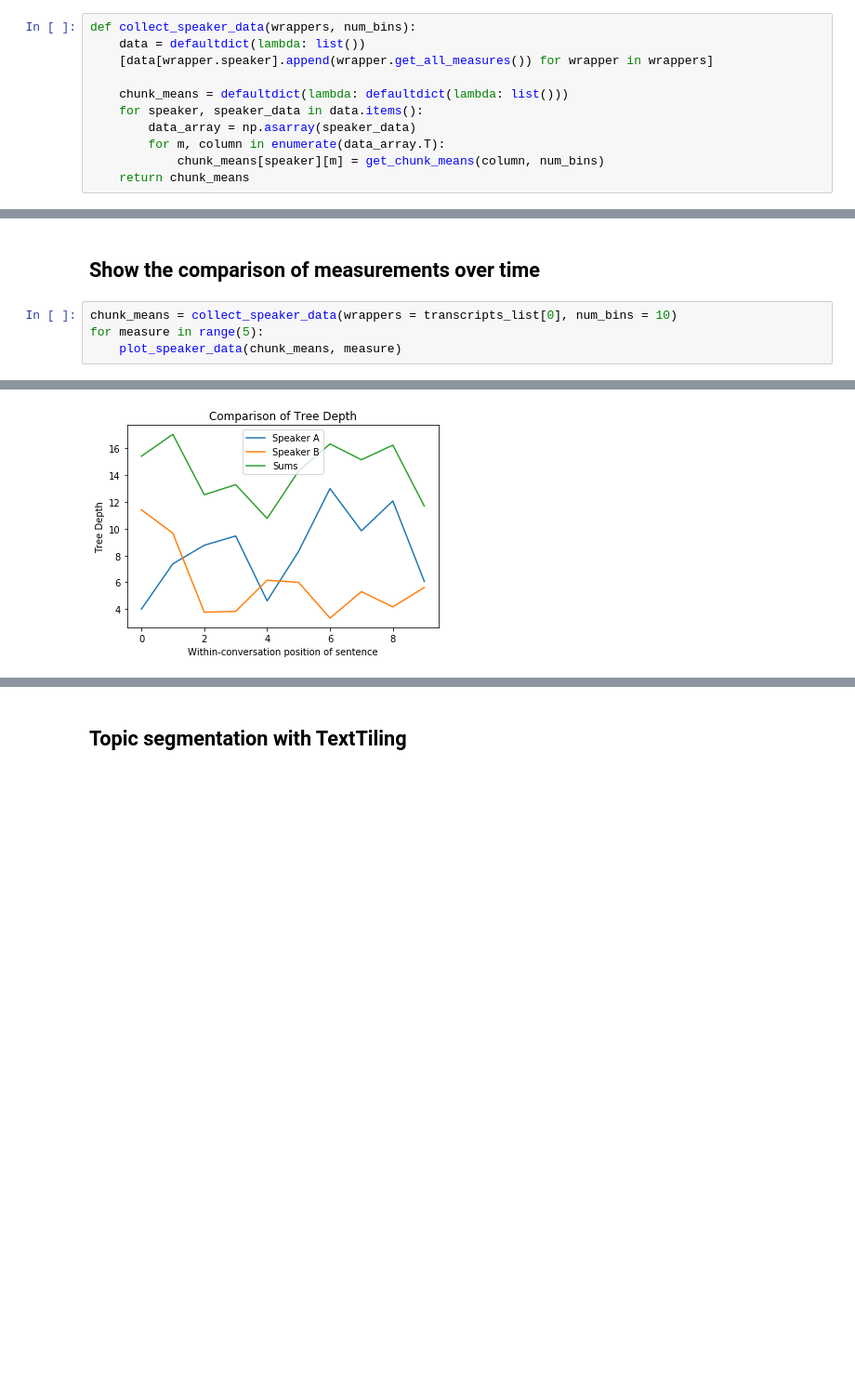
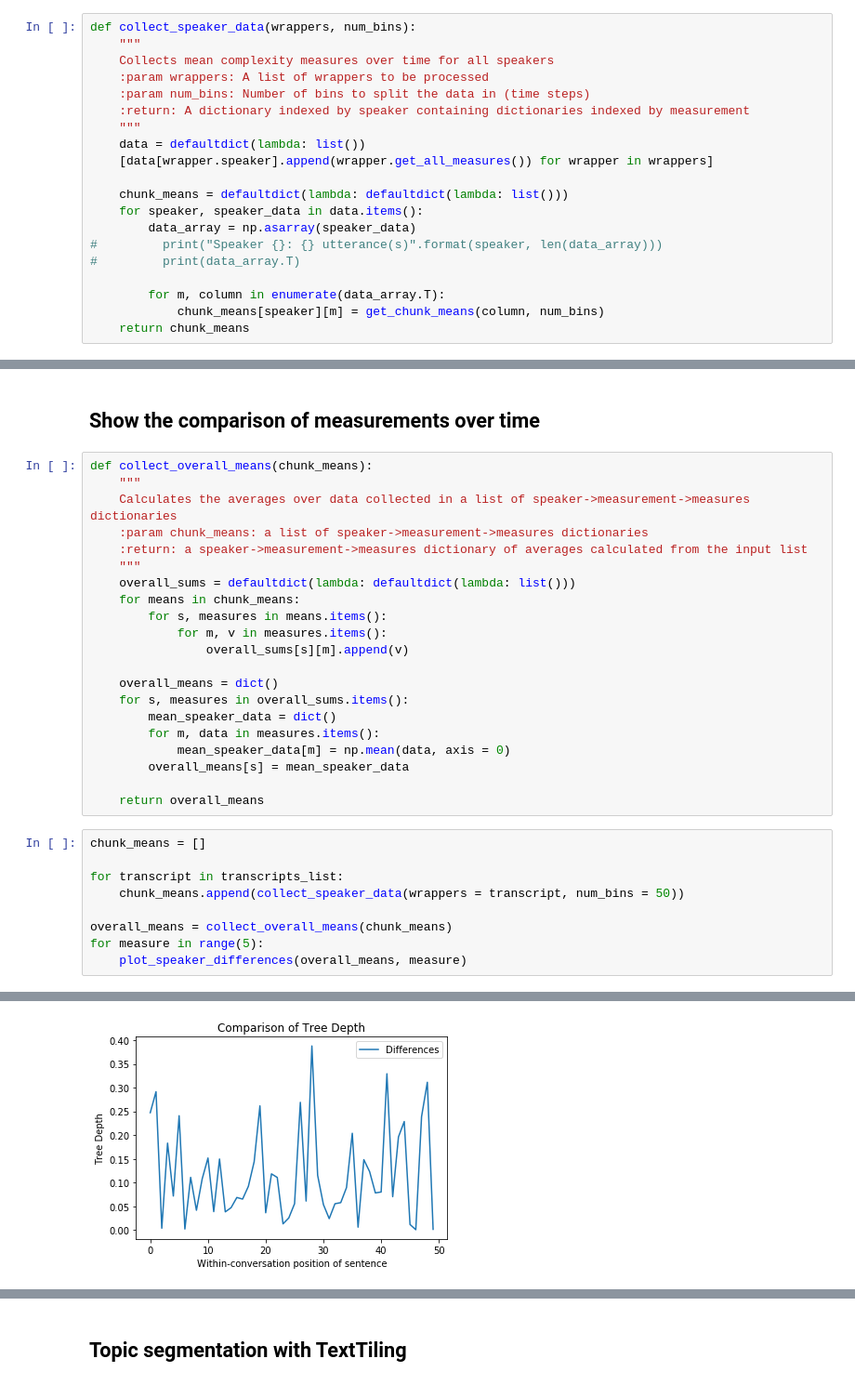
Before and after one commit to janoschhaber/CoSP, a Jupyter notebook: convergence/convergence.ipynb, the cells around one changed output, grey strips where cells are left out. Shown: that part at 93% size. Cells and saved outputs as stored; diff of their text form; blank space fills up the shorter version.

Commit message:
Fixed major and minor bugs. Added comments. Next step: Determining leader/follower

```diff
--- a/convergence/convergence.ipynb
+++ b/convergence/convergence.ipynb
@@ -168,12 +222,21 @@ def get_chunk_means(seq, num_bins):
     return means
 # %%
 def collect_speaker_data(wrappers, num_bins):
+    """
+    Collects mean complexity measures over time for all speakers
+    :param wrappers: A list of wrappers to be processed
+    :param num_bins: Number of bins to split the data in (time steps)
+    :return: A dictionary indexed by speaker containing dictionaries indexed by measurement
+    """
     data = defaultdict(lambda: list())
     [data[wrapper.speaker].append(wrapper.get_all_measures()) for wrapper in wrappers]
 
     chunk_means = defaultdict(lambda: defaultdict(lambda: list()))
     for speaker, speaker_data in data.items():
         data_array = np.asarray(speaker_data)
+#         print("Speaker {}: {} utterance(s)".format(speaker, len(data_array)))
+#         print(data_array.T)
+
         for m, column in enumerate(data_array.T):
             chunk_means[speaker][m] = get_chunk_means(column, num_bins)
     return chunk_means
@@ -215,7 +302,33 @@ def plot_speaker_data(chunk_means, measure):
 # %% [markdown]
 ## Show the comparison of measurements over time
+# %%
+def collect_overall_means(chunk_means):
+    """
+    Calculates the averages over data collected in a list of speaker->measurement->measures dictionaries
+    :param chunk_means: a list of speaker->measurement->measures dictionaries
+    :return: a speaker->measurement->measures dictionary of averages calculated from the input list
+    """
+    overall_sums = defaultdict(lambda: defaultdict(lambda: list()))
+    for means in chunk_means:
+        for s, measures in means.items():
+            for m, v in measures.items():
+                overall_sums[s][m].append(v)
+
+    overall_means = dict()
+    for s, measures in overall_sums.items():
+        mean_speaker_data = dict()
+        for m, data in measures.items():
+            mean_speaker_data[m] = np.mean(data, axis = 0)
+        overall_means[s] = mean_speaker_data
+
+    return overall_means
 # %%
-chunk_means = collect_speaker_data(wrappers = transcripts_list[0], num_bins = 10)
+chunk_means = []
+
+for transcript in transcripts_list:
+    chunk_means.append(collect_speaker_data(wrappers = transcript, num_bins = 50))
+
+overall_means = collect_overall_means(chunk_means)
 for measure in range(5):
-    plot_speaker_data(chunk_means, measure)
+    plot_speaker_differences(overall_means, measure)
 # %% [output]
@@ -223 +336 @@ for measure in range(5):
-[figure, old version]
+[figure, new version]
```
Also changed, not shown: parts of 18 cells of this notebook.
